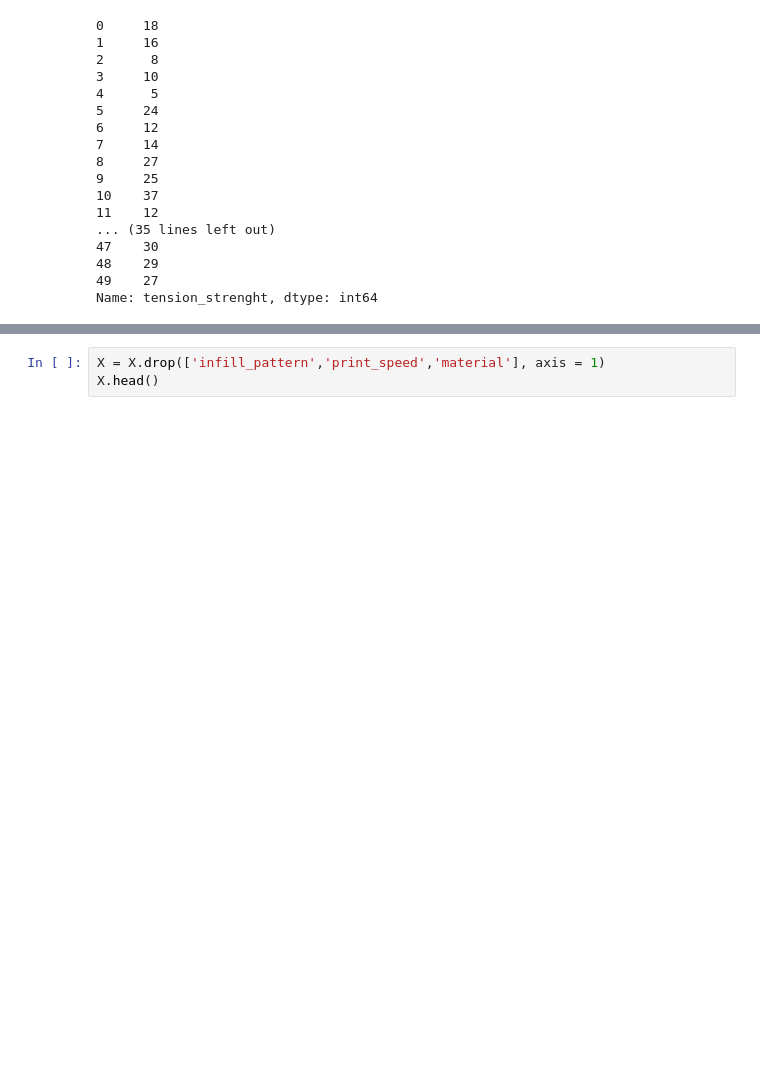
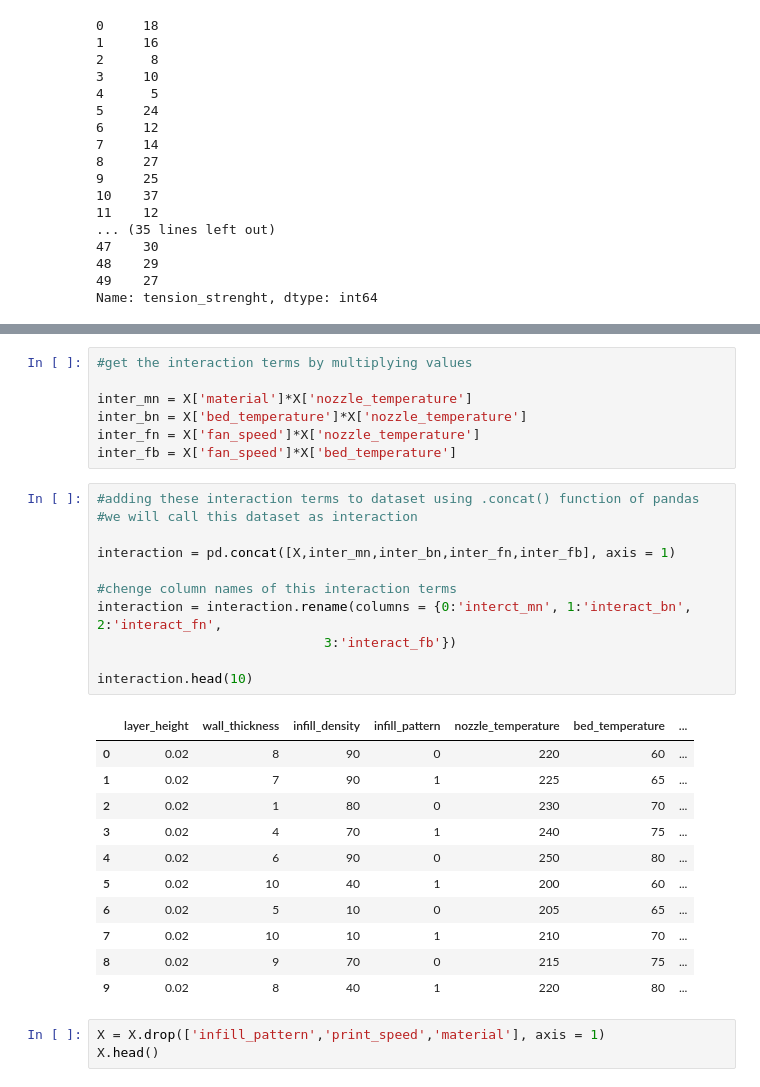
Before and after one commit to akshayugalmogale/3d-Printing-Regression-Model, a Jupyter notebook: Predict_Tension_Strength_of_3D_Print_Material.ipynb, the cells around one changed output, grey strips where cells are left out. Saved outputs shown, nothing was run; the diff lists cells and outputs as text; blank space fills up the shorter version.

```diff
--- a/Predict_Tension_Strength_of_3D_Print_Material.ipynb
+++ b/Predict_Tension_Strength_of_3D_Print_Material.ipynb
@@ -65,6 +77,36 @@ Notes:
 [1] Standard Errors assume that the covariance matrix of the errors is correctly specified.
 [2] The smallest eigenvalue is 2.48e-31. This might indicate that there are
 strong multicollinearity problems or that the design matrix is singular.
+# %%
+#get the interaction terms by multiplying values
+
+inter_mn = X['material']*X['nozzle_temperature']
+inter_bn = X['bed_temperature']*X['nozzle_temperature']
+inter_fn = X['fan_speed']*X['nozzle_temperature']
+inter_fb = X['fan_speed']*X['bed_temperature']
+# %%
+#adding these interaction terms to dataset using .concat() function of pandas
+#we will call this dataset as interaction
+
+interaction = pd.concat([X,inter_mn,inter_bn,inter_fn,inter_fb], axis = 1)
+
+#chenge column names of this interaction terms
+interaction = interaction.rename(columns = {0:'interct_mn', 1:'interact_bn', 2:'interact_fn',
+                             3:'interact_fb'})
+
+interaction.head(10)
+# %% [output]
+|  | layer_height | wall_thickness | infill_density | infill_pattern | nozzle_temperature | bed_temperature | ... |
+| 0 | 0.02 | 8 | 90 | 0 | 220 | 60 | ... |
+| 1 | 0.02 | 7 | 90 | 1 | 225 | 65 | ... |
+| 2 | 0.02 | 1 | 80 | 0 | 230 | 70 | ... |
+| 3 | 0.02 | 4 | 70 | 1 | 240 | 75 | ... |
+| 4 | 0.02 | 6 | 90 | 0 | 250 | 80 | ... |
+| 5 | 0.02 | 10 | 40 | 1 | 200 | 60 | ... |
+| 6 | 0.02 | 5 | 10 | 0 | 205 | 65 | ... |
+| 7 | 0.02 | 10 | 10 | 1 | 210 | 70 | ... |
+| 8 | 0.02 | 9 | 70 | 0 | 215 | 75 | ... |
+| 9 | 0.02 | 8 | 40 | 1 | 220 | 80 | ... |
 # %%
 X = X.drop(['infill_pattern','print_speed','material'], axis = 1)
 X.head()
```
Also changed, not shown: parts of 4 cells of this notebook.
